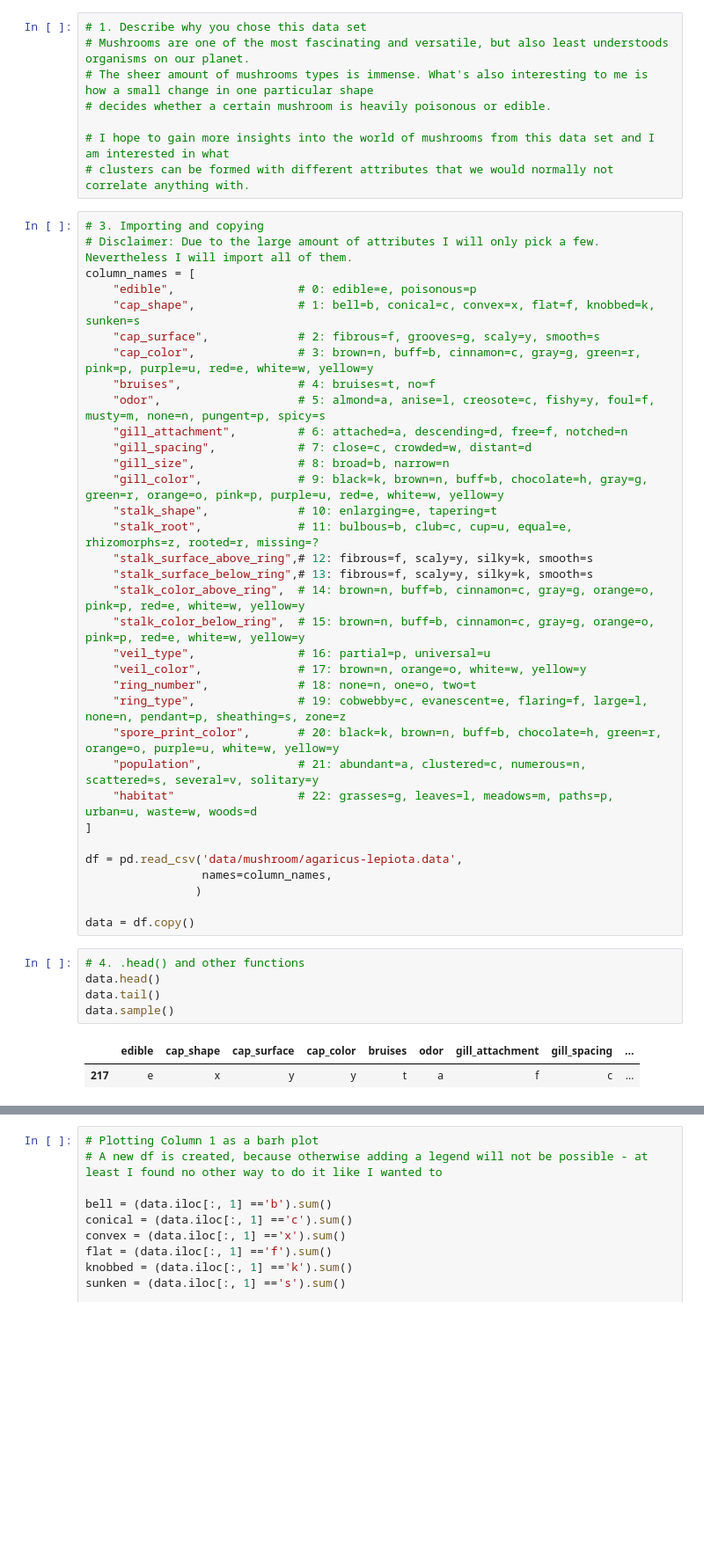
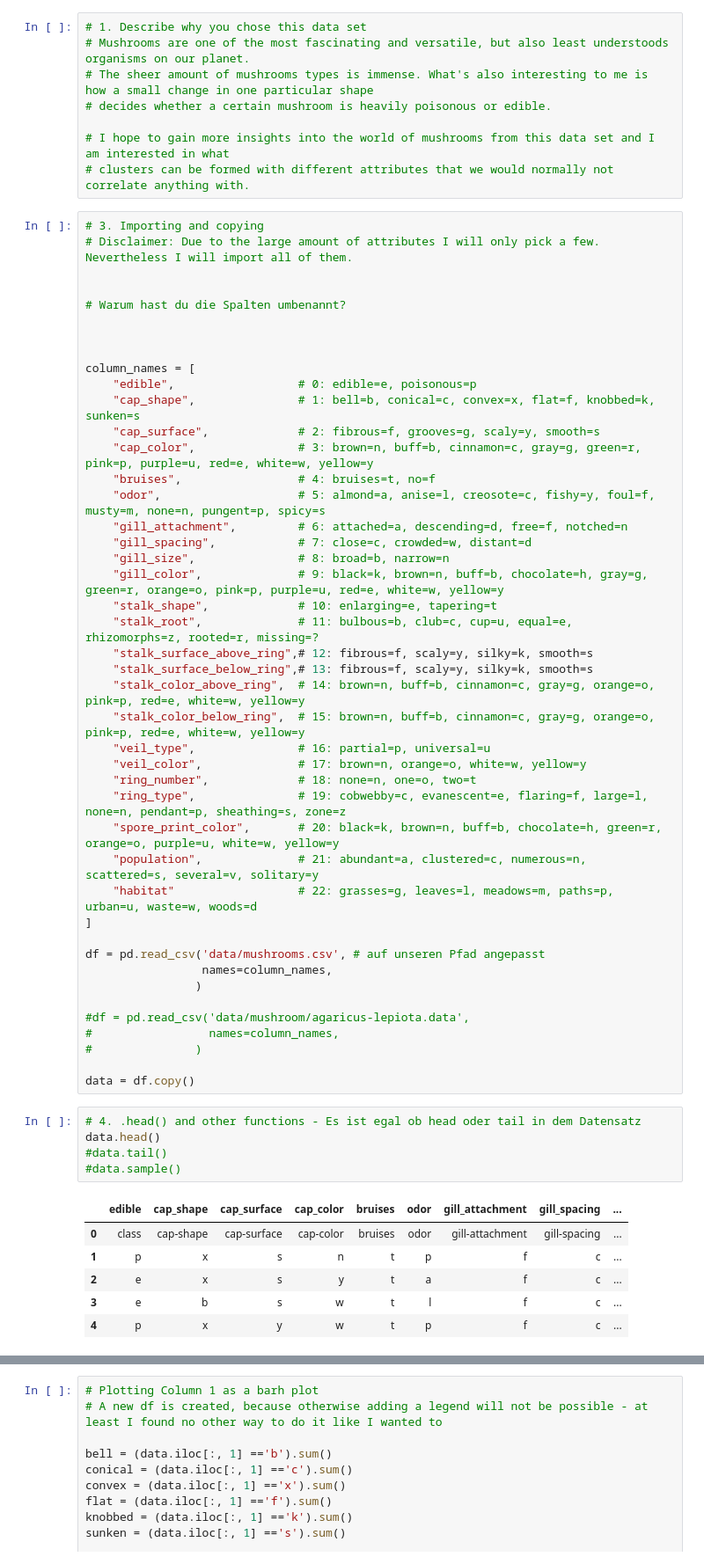
Before and after one commit to alarmedWater/ML, a Jupyter notebook: jp_abgabe2.ipynb, the cells around one changed output, grey strips where cells are left out. Shown at 88% size. Drawn from its saved outputs; the diff is of its cells as text; blank space fills up the shorter version.

```diff
--- a/jp_abgabe2.ipynb
+++ b/jp_abgabe2.ipynb
@@ -102,6 +102,12 @@ plt.rcParams['figure.figsize'] = (15, 5)
 # %%
 # 3. Importing and copying
 # Disclaimer: Due to the large amount of attributes I will only pick a few. Nevertheless I will import all of them.
+
+
+# Warum hast du die Spalten umbenannt?
+
+
+
 column_names = [
     "edible",                  # 0: edible=e, poisonous=p
     "cap_shape",               # 1: bell=b, conical=c, convex=x, flat=f, knobbed=k, sunken=s
@@ -128,16 +134,24 @@ column_names = [
     "habitat"                  # 22: grasses=g, leaves=l, meadows=m, paths=p, urban=u, waste=w, woods=d
 ]
 
-df = pd.read_csv('data/mushroom/agaricus-lepiota.data',
+df = pd.read_csv('data/mushrooms.csv', # auf unseren Pfad angepasst
                  names=column_names,
                 )
 
+#df = pd.read_csv('data/mushroom/agaricus-lepiota.data',
+#                 names=column_names,
+#               )
+
 data = df.copy()
 # %%
-# 4. .head() and other functions
+# 4. .head() and other functions - Es ist egal ob head oder tail in dem Datensatz
 data.head()
-data.tail()
-data.sample()
+#data.tail()
+#data.sample()
 # %% [output]
 |  | edible | cap_shape | cap_surface | cap_color | bruises | odor | gill_attachment | gill_spacing | ... |
-| 217 | e | x | y | y | t | a | f | c | ... |
+| 0 | class | cap-shape | cap-surface | cap-color | bruises | odor | gill-attachment | gill-spacing | ... |
+| 1 | p | x | s | n | t | p | f | c | ... |
+| 2 | e | x | s | y | t | a | f | c | ... |
+| 3 | e | b | s | w | t | l | f | c | ... |
+| 4 | p | x | y | w | t | p | f | c | ... |
```
Also changed, not shown: parts of 7 cells of this notebook, 1 other file.
